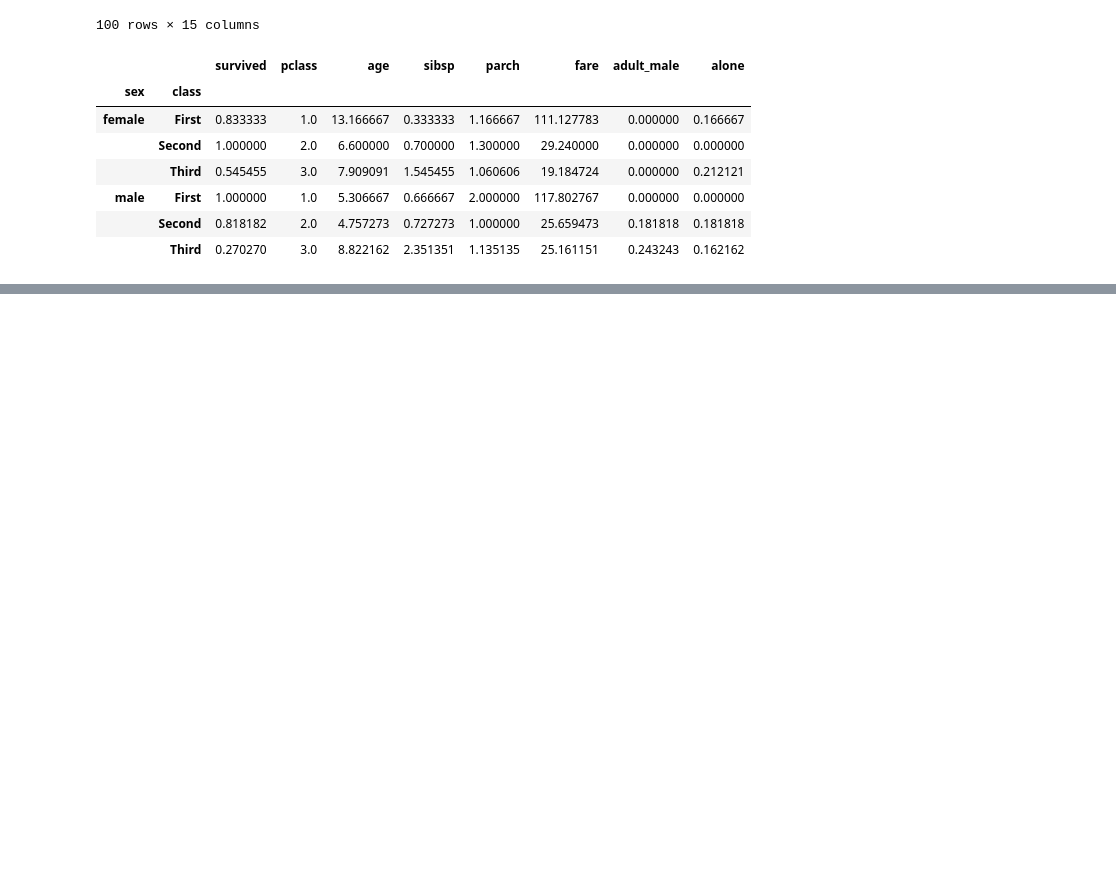
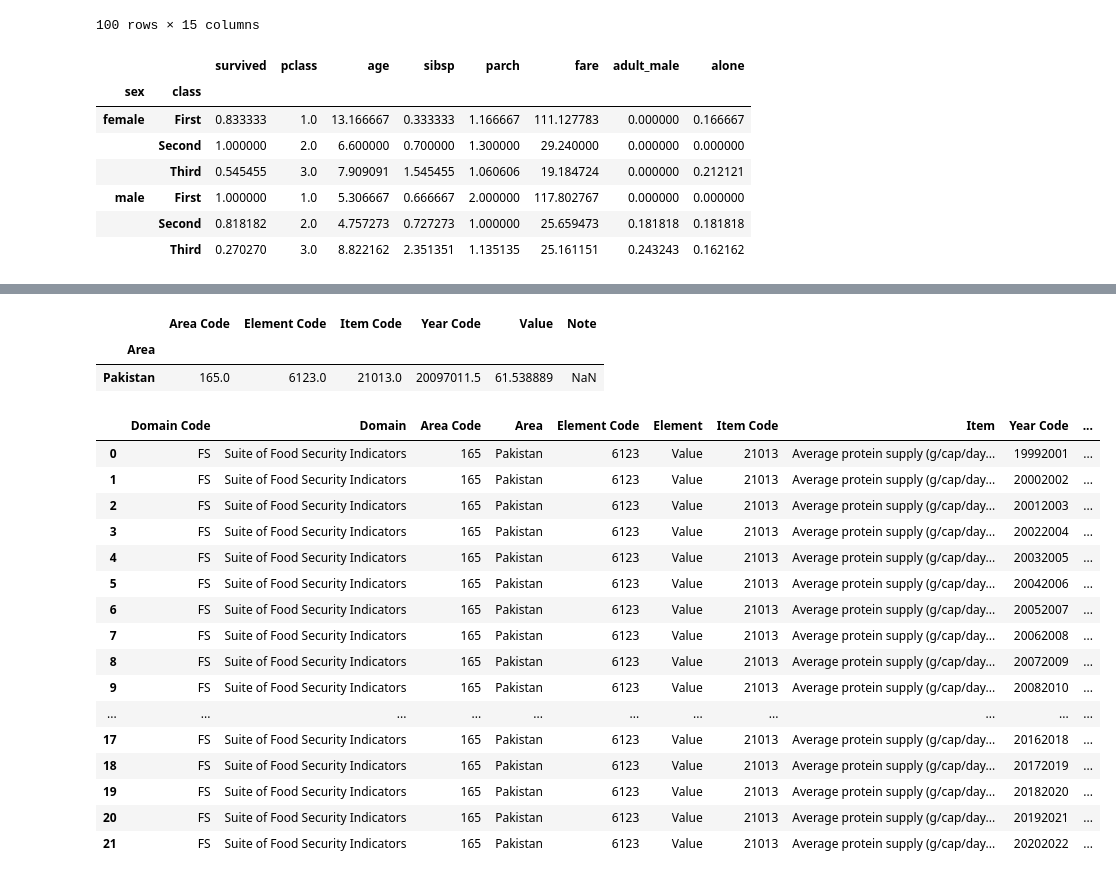
Before and after one commit to ruhanahmad/DataScience, a Jupyter notebook: case_study.ipynb, the cells around one changed output, grey strips where cells are left out. Cells and saved outputs as stored; diff of their text form; code cells hidden in the pictures; blank space fills up the shorter version.

```diff
--- a/case_study.ipynb
+++ b/case_study.ipynb
@@ -100,0 +141,27 @@ kashti[kashti['age'] < 17].groupby(["sex","class"]).mean()
+# %%
+group = fost.groupby("Area").mean()
+group
+# %% [output]
+|  | Area Code | Element Code | Item Code | Year Code | Value | Note |
+| Area |  |  |  |  |  |  |
+| Pakistan | 165.0 | 6123.0 | 21013.0 | 20097011.5 | 61.538889 | NaN |
+# %%
+fost.drop(["Note"],axis = 1)
+# %% [output]
+|  | Domain Code | Domain | Area Code | Area | Element Code | Element | Item Code | Item | Year Code | ... |
+| 0 | FS | Suite of Food Security Indicators | 165 | Pakistan | 6123 | Value | 21013 | Average protein supply (g/cap/day... | 19992001 | ... |
+| 1 | FS | Suite of Food Security Indicators | 165 | Pakistan | 6123 | Value | 21013 | Average protein supply (g/cap/day... | 20002002 | ... |
+| 2 | FS | Suite of Food Security Indicators | 165 | Pakistan | 6123 | Value | 21013 | Average protein supply (g/cap/day... | 20012003 | ... |
+| 3 | FS | Suite of Food Security Indicators | 165 | Pakistan | 6123 | Value | 21013 | Average protein supply (g/cap/day... | 20022004 | ... |
+| 4 | FS | Suite of Food Security Indicators | 165 | Pakistan | 6123 | Value | 21013 | Average protein supply (g/cap/day... | 20032005 | ... |
+| 5 | FS | Suite of Food Security Indicators | 165 | Pakistan | 6123 | Value | 21013 | Average protein supply (g/cap/day... | 20042006 | ... |
+| 6 | FS | Suite of Food Security Indicators | 165 | Pakistan | 6123 | Value | 21013 | Average protein supply (g/cap/day... | 20052007 | ... |
+| 7 | FS | Suite of Food Security Indicators | 165 | Pakistan | 6123 | Value | 21013 | Average protein supply (g/cap/day... | 20062008 | ... |
+| 8 | FS | Suite of Food Security Indicators | 165 | Pakistan | 6123 | Value | 21013 | Average protein supply (g/cap/day... | 20072009 | ... |
+| 9 | FS | Suite of Food Security Indicators | 165 | Pakistan | 6123 | Value | 21013 | Average protein supply (g/cap/day... | 20082010 | ... |
+| ... | ... | ... | ... | ... | ... | ... | ... | ... | ... | ... |
+| 17 | FS | Suite of Food Security Indicators | 165 | Pakistan | 6123 | Value | 21013 | Average protein supply (g/cap/day... | 20162018 | ... |
+| 18 | FS | Suite of Food Security Indicators | 165 | Pakistan | 6123 | Value | 21013 | Average protein supply (g/cap/day... | 20172019 | ... |
+| 19 | FS | Suite of Food Security Indicators | 165 | Pakistan | 6123 | Value | 21013 | Average protein supply (g/cap/day... | 20182020 | ... |
+| 20 | FS | Suite of Food Security Indicators | 165 | Pakistan | 6123 | Value | 21013 | Average protein supply (g/cap/day... | 20192021 | ... |
+| 21 | FS | Suite of Food Security Indicators | 165 | Pakistan | 6123 | Value | 21013 | Average protein supply (g/cap/day... | 20202022 | ... |
```
Also changed, not shown: parts of 4 cells of this notebook, 3 other files.
